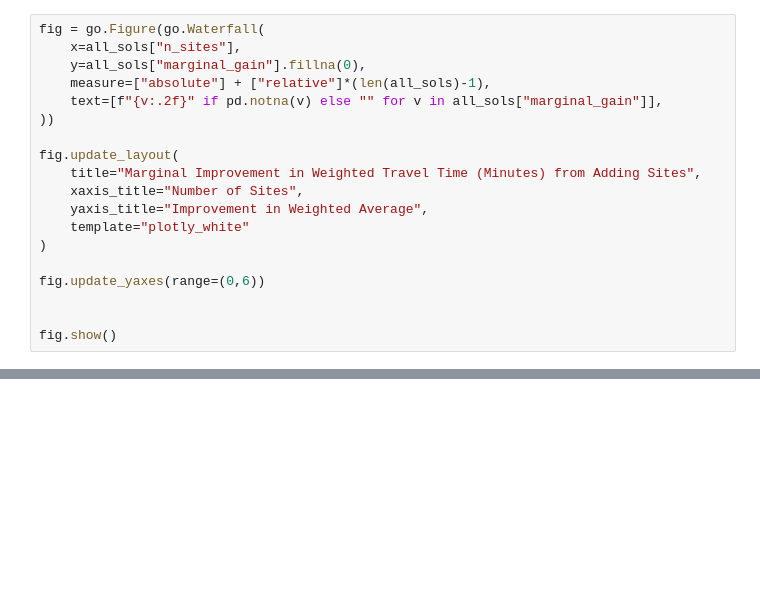
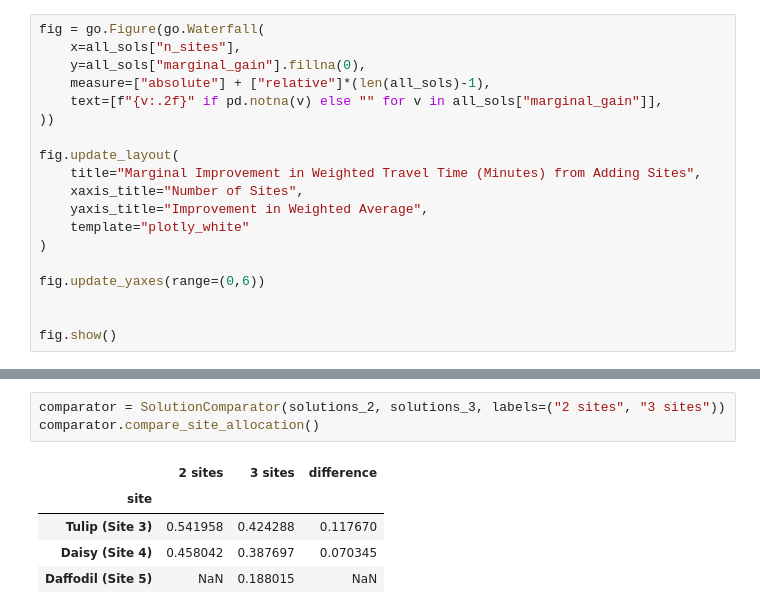
Before and after one commit to hsma-tools/lokigi, a Jupyter notebook: examples/location/comparing_n_sites/index.ipynb, the cells around one changed output, grey strips where cells are left out. Drawn from its saved outputs; the diff is of its cells as text; blank space fills up the shorter version.

```diff
--- a/examples/location/comparing_n_sites/index.ipynb
+++ b/examples/location/comparing_n_sites/index.ipynb
@@ -340,0 +379,9 @@ fig.show()
+# %%
+comparator = SolutionComparator(solutions_2, solutions_3, labels=("2 sites", "3 sites"))
+comparator.compare_site_allocation()
+# %% [output]
+|  | 2 sites | 3 sites | difference |
+| site |  |  |  |
+| Tulip (Site 3) | 0.541958 | 0.424288 | 0.117670 |
+| Daisy (Site 4) | 0.458042 | 0.387697 | 0.070345 |
+| Daffodil (Site 5) | NaN | 0.188015 | NaN |
```
Also changed, not shown: parts of 12 cells of this notebook, 8 other files.
